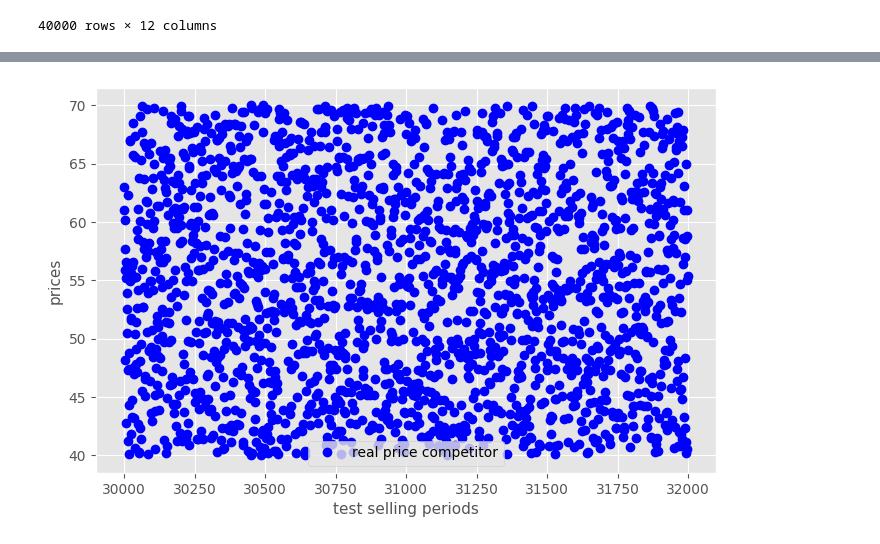
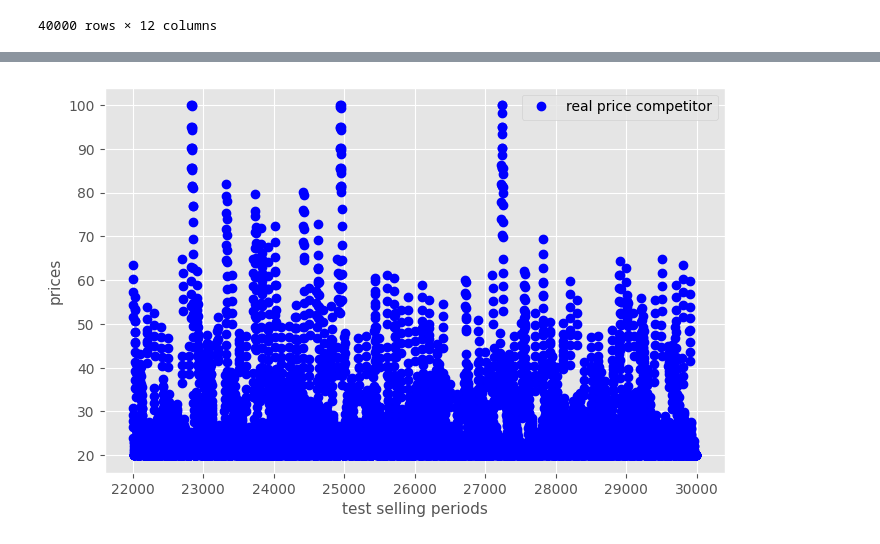
Before and after one commit to qcorveler/Optizoignons, a Jupyter notebook: Travail_Perso/Quentin/modele_prix_concurrent/W2_load_data.ipynb, the cells around one changed output, grey strips where cells are left out. Drawn from its saved outputs; the diff is of its cells as text; code cells hidden in the pictures.

```diff
--- a/Travail_Perso/Quentin/modele_prix_concurrent/W2_load_data.ipynb
+++ b/Travail_Perso/Quentin/modele_prix_concurrent/W2_load_data.ipynb
@@ -354,9 +372,9 @@ Intercept: 55.1264
 # %%
 fig, ax = plt.subplots(figsize=(8,5))
-ax.plot(df_comp_train.index, df_comp_train['price_competitor'], 'bo', label = 'real price competitor')
+ax.plot(df_comp_test.index, df_comp_test['price_competitor'], 'bo', label = 'real price competitor')
 ax.set_xlabel('test selling periods', size=11)
 ax.set_ylabel("prices" , size=11)
 ax.legend()
 plt.show()
 # %% [output]
-[figure, old version]
+[figure, new version]
```
Also changed, not shown: parts of 9 cells of this notebook, 13 other files.
